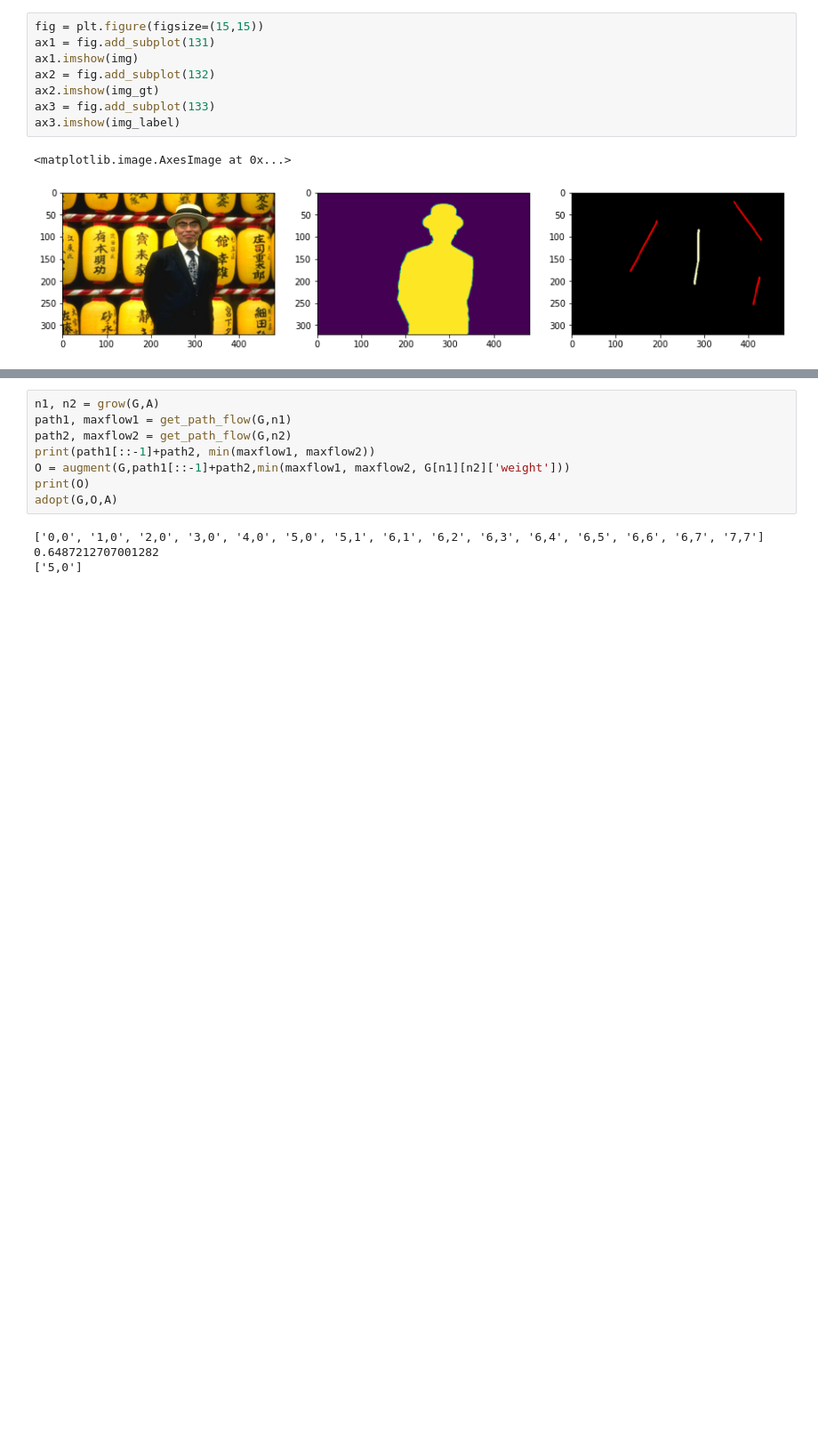
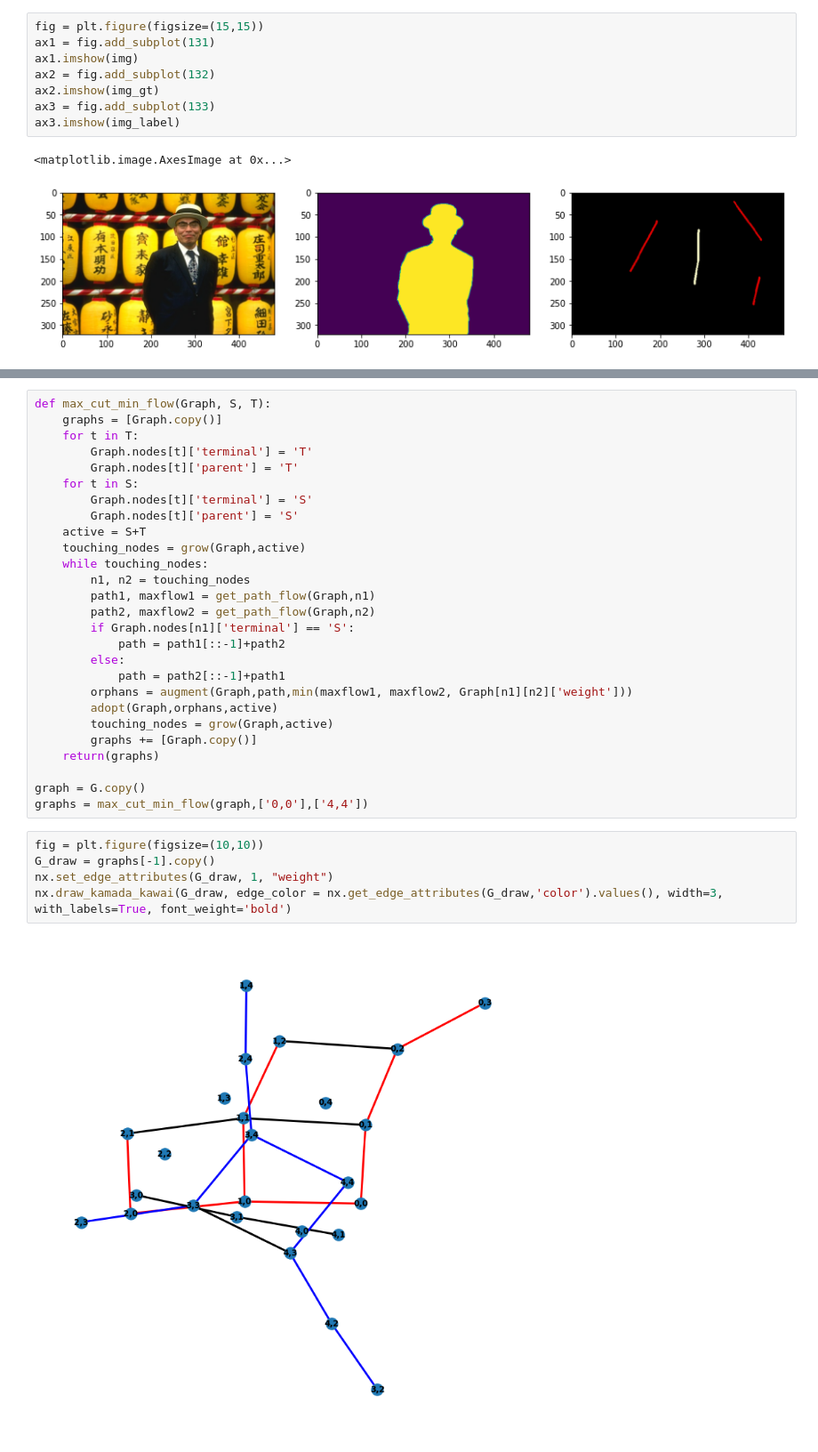
Before and after one commit to stan317/MinCut-MaxFlow, a Jupyter notebook: algo_test.ipynb, the cells around one changed output, grey strips where cells are left out. Shown: that part at 89% size. Saved outputs shown, nothing was run; the diff lists cells and outputs as text; blank space fills up the shorter version.

```diff
--- a/algo_test.ipynb
+++ b/algo_test.ipynb
@@ -135,11 +159,34 @@ nx.draw_kamada_kawai(G_draw, edge_color = nx.get_edge_attributes(G,'color').valu
-# %%
-n1, n2 = grow(G,A)
-path1, maxflow1 = get_path_flow(G,n1)
-path2, maxflow2 = get_path_flow(G,n2)
-print(path1[::-1]+path2, min(maxflow1, maxflow2))
-O = augment(G,path1[::-1]+path2,min(maxflow1, maxflow2, G[n1][n2]['weight']))
-print(O)
-adopt(G,O,A)
-# %% [output]
-['0,0', '1,0', '2,0', '3,0', '4,0', '5,0', '5,1', '6,1', '6,2', '6,3', '6,4', '6,5', '6,6', '6,7', '7,7'] 0.6487212707001282
-['5,0']
+# %%
+def max_cut_min_flow(Graph, S, T):
+    graphs = [Graph.copy()]
+    for t in T:
+        Graph.nodes[t]['terminal'] = 'T'
+        Graph.nodes[t]['parent'] = 'T'
+    for t in S:
+        Graph.nodes[t]['terminal'] = 'S'
+        Graph.nodes[t]['parent'] = 'S'
+    active = S+T
+    touching_nodes = grow(Graph,active)
+    while touching_nodes:
+        n1, n2 = touching_nodes
+        path1, maxflow1 = get_path_flow(Graph,n1)
+        path2, maxflow2 = get_path_flow(Graph,n2)
+        if Graph.nodes[n1]['terminal'] == 'S':
+            path = path1[::-1]+path2
+        else:
+            path = path2[::-1]+path1
+        orphans = augment(Graph,path,min(maxflow1, maxflow2, Graph[n1][n2]['weight']))
+        adopt(Graph,orphans,active)
+        touching_nodes = grow(Graph,active)
+        graphs += [Graph.copy()]
+    return(graphs)
+
+graph = G.copy()
+graphs = max_cut_min_flow(graph,['0,0'],['4,4'])
+# %%
+fig = plt.figure(figsize=(10,10))
+G_draw = graphs[-1].copy()
+nx.set_edge_attributes(G_draw, 1, "weight")
+nx.draw_kamada_kawai(G_draw, edge_color = nx.get_edge_attributes(G_draw,'color').values(), width=3, with_labels=True, font_weight='bold')
+# %% [output]
+[figure, added]
```
Also changed, not shown: parts of 11 cells of this notebook.
